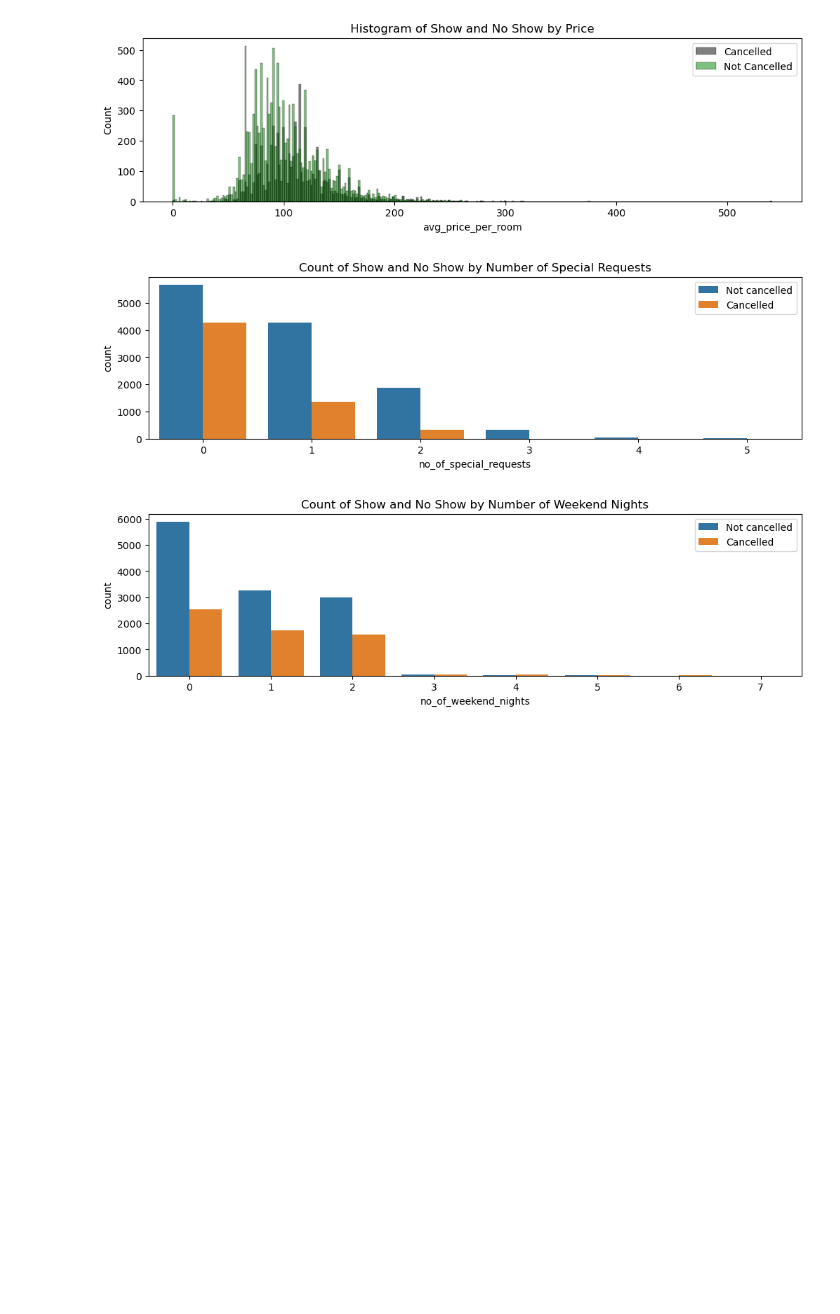
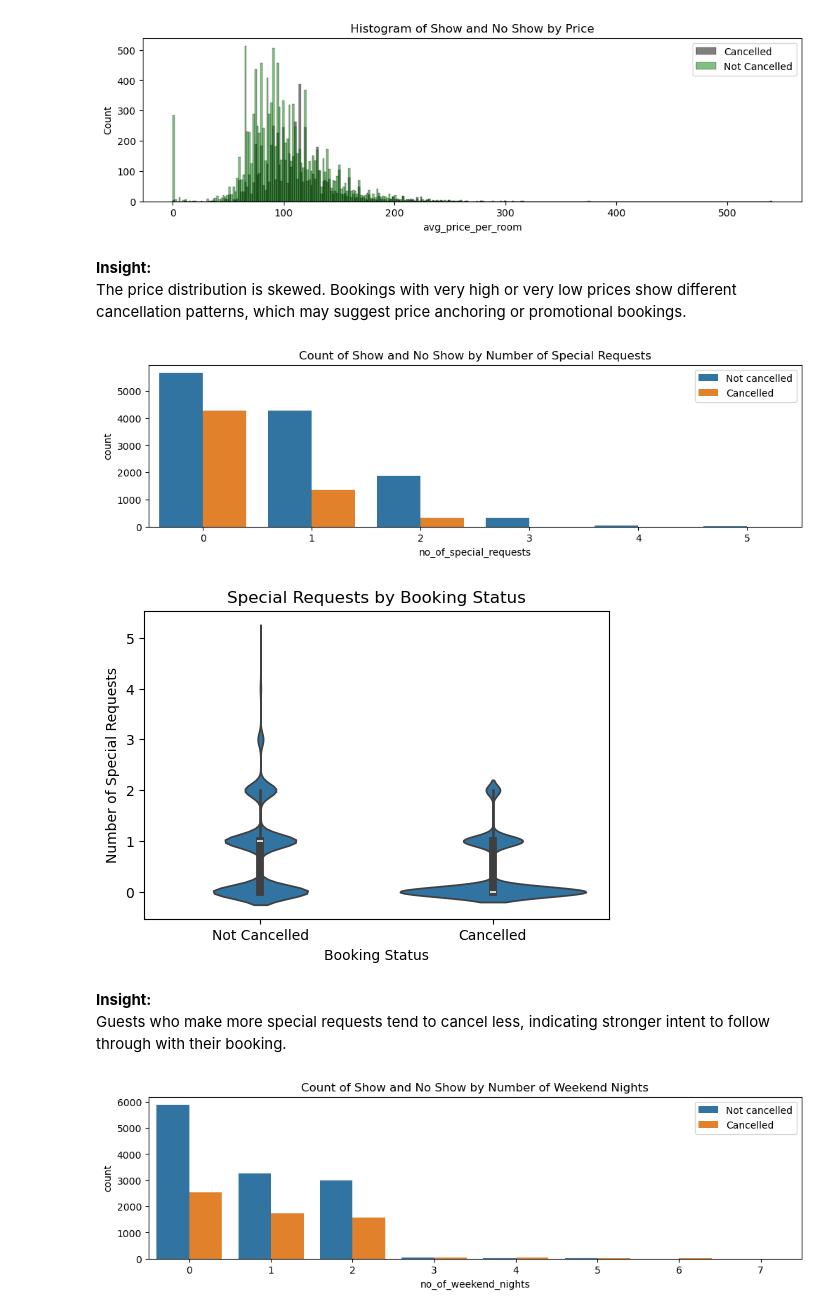
Before and after one commit to Navitraa/Hotel-Reservation-Cancellation-Prediction, a Jupyter notebook: main.ipynb, the cells around one changed output. Saved outputs shown, nothing was run; the diff lists cells and outputs as text; code cells hidden in the pictures; blank space fills up the shorter version.

```diff
--- a/main.ipynb
+++ b/main.ipynb
@@ -144,14 +165,30 @@ plt.legend(labels=['Cancelled', 'Not Cancelled'])
 plt.show()
 # %% [output]
 [figure]
+# %% [markdown]
+**Insight:**
+The price distribution is skewed. Bookings with very high or very low prices show different cancellation patterns, which may suggest price anchoring or promotional bookings.
 # %%
 plt.figure(figsize=(12, 3))
 sb.countplot(x='no_of_special_requests', hue='booking_status', data=dataCleaned)
 plt.title('Count of Show and No Show by Number of Special Requests')
 plt.legend(labels=['Not cancelled', 'Cancelled'])
 plt.show()
+
+# Violin plot for number of special requests
+plt.figure(figsize=(6, 4))
+sb.violinplot(x='booking_status', y='no_of_special_requests', data=dataCleaned)
+plt.title('Special Requests by Booking Status')
+plt.xlabel('Booking Status')
+plt.ylabel('Number of Special Requests')
+plt.xticks([0, 1], ['Not Cancelled', 'Cancelled'])
+plt.show()
 # %% [output]
 [figure]
+[figure, added]
+# %% [markdown]
+**Insight:**
+Guests who make more special requests tend to cancel less, indicating stronger intent to follow through with their booking.
 # %%
 plt.figure(figsize=(12, 3))
 sb.countplot(x='no_of_weekend_nights', hue='booking_status', data=dataCleaned)
```
Also changed, not shown: parts of 25 cells of this notebook, 3 other files.
